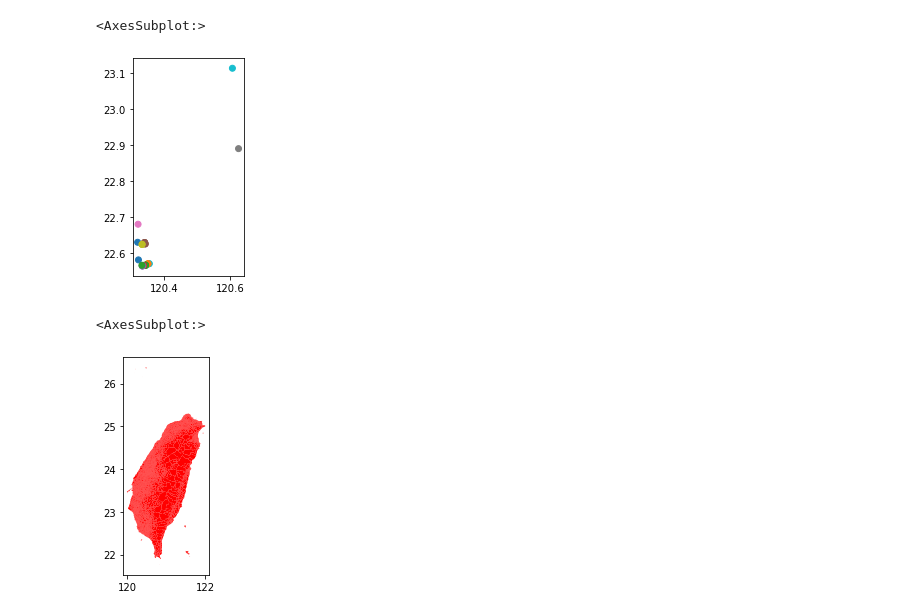
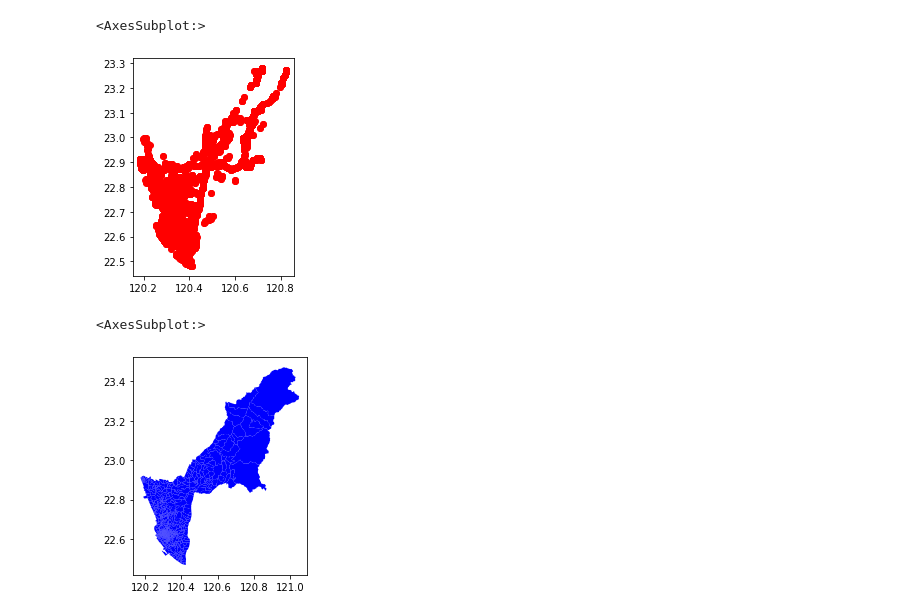
Before and after one commit to RXiau6/GIS-Practice, a Jupyter notebook: main.ipynb, the cells around one changed output. Saved outputs shown, nothing was run; the diff lists cells and outputs as text; code cells hidden in the pictures.

Commit message:
filter_stop_villiage

```diff
--- a/main.ipynb
+++ b/main.ipynb
@@ -1,37 +1,46 @@
 # %%
 import auth
 import geopandas as gpd
 import pandas as pd
 import requests as rq
 import json
 from shapely.geometry import Point
 app_id = auth.app_id
 app_key = auth.app_key
 a = auth.Auth(app_id, app_key)
 
 headers= a.get_auth_header()
-url = "https://ptx.transportdata.tw/MOTC/v2/Bus/Stop/City/Kaohsiung?%24top=30&%24format=JSON"
+url = "https://ptx.transportdata.tw/MOTC/v2/Bus/Stop/City/Kaohsiung?%24format=JSON"
 req = rq.get(url, headers=headers)
 
 data = json.loads(req.text)
 # print (data)
+n0="StopName.Zh_tw"
 n1="StopPosition.PositionLon"
 n2="StopPosition.PositionLat"
 df = pd.json_normalize(data)
 geom = [Point(xy) for xy in zip(df[n1],df[n2])]
 crs = {'init': 'epsg:4326'}
-gdf = gpd.GeoDataFrame(df, crs=crs, geometry=geom)
-gdf[gdf['City']=='Kaohsiung'].plot(column='StopName.Zh_tw')
+stop = gpd.GeoDataFrame(df[n0], crs=crs, geometry=geom)
+# gdf.head
+stop.plot(color="red")
+
+#繪製出全高雄公車站點
 # %% [output]
 <AxesSubplot:>
-[figure, old version]
+[figure, new version]
 # %%
 import geopandas as gpd
 
-gdf = gpd.read_file('E:\CODING\python\gis\VILLAGE_MOI_121_1101214.shx',encoding='utf8')
-gdf.crs = {'init' : 'epsg:3826'}
-gdf =  gdf.to_crs(epsg=4326)
-gdf.plot(color='red')
+gdf = gpd.read_file('./tw_map/VILLAGE_MOI_121_1101214.shx',encoding='utf8')
+
+
+kh = gdf[gdf.COUNTYNAME == '高雄市']
+kh.crs = {'init' : 'epsg:3826'}
+kh =  kh.to_crs(epsg=4326)
+kh.plot(color='blue')
+
+# 繪製出 高雄村里界圖
 # %% [output]
 <AxesSubplot:>
-[figure, old version]
+[figure, new version]
```
Also changed, not shown: parts of 3 cells of this notebook, 10 other files.
